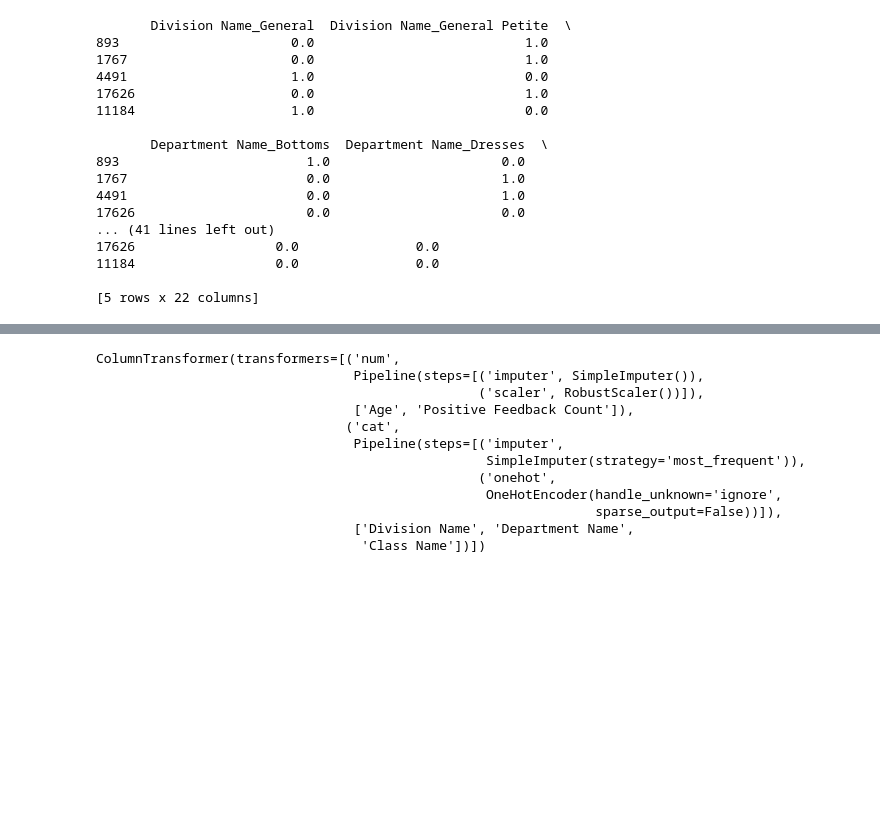
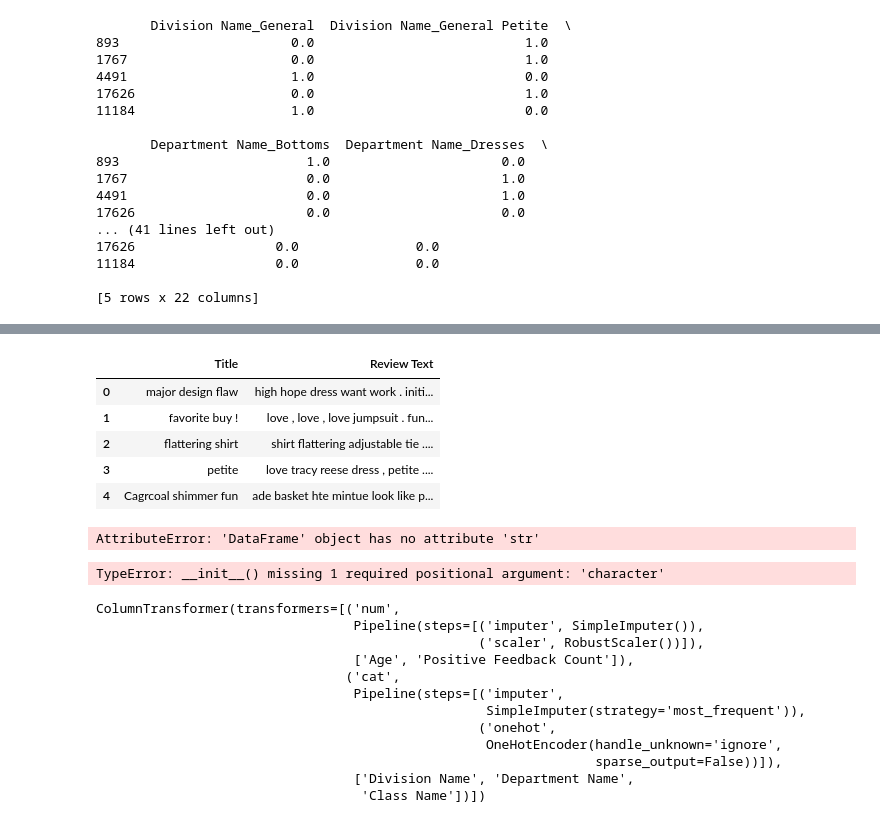
Before and after one commit to norrateng/dsnd-pipelines-project, a Jupyter notebook: starter/starter.ipynb, the cells around one changed output, grey strips where cells are left out. Drawn from its saved outputs; the diff is of its cells as text; code cells hidden in the pictures; blank space fills up the shorter version.

```diff
--- a/starter/starter.ipynb
+++ b/starter/starter.ipynb
@@ -45,3 +48,5 @@ import numpy as np
+# %%
+nlp = spacy.load('en_core_web_sm')
 # %% [markdown]
 ## Load Data
 # %%
@@ -367,0 +481,38 @@ print(X_train_cat_pipe.head())
+# %%
+# Create instance of SpacyLemmatizer
+spacy_lemmatizer = SpacyLemmatizer(nlp)
+
+# processed_lem  = spacy_lemmatizer.transform(X['Review Text'].head()) # this works
+
+processed_lem  = spacy_lemmatizer.transform(X[textual_features].head()) #works
+
+# these two give different results? maybe different rows
+
+processed_lem
+# %% [output]
+|  | Title | Review Text |
+| 0 | major design flaw | high hope dress want work . initi... |
+| 1 | favorite buy ! | love , love , love jumpsuit . fun... |
+| 2 | flattering shirt | shirt flattering adjustable tie .... |
+| 3 | petite | love tracy reese dress , petite .... |
+| 4 | Cagrcoal shimmer fun | ade basket hte mintue look like p... |
+# %%
+# Define pipeline for textual features
+
+# Create an instance of TextPreprocessor
+# text_preprocessor = TextPreprocessor()
+text_col = X_train[textual_features[0]]
+
+textual_transformer = Pipeline(steps=[
+    ('text_preprocessor', TextPreprocessor()), # Although there are no null values we can include this for completeness
+    # ('dimension_reshaper', FunctionTransformer(np.reshape, kw_args={'newshape':-1})),
+    # ('spacy_lemmatizer', SpacyLemmatizer(nlp=nlp))
+    ])
+X_train_text_pipe = pd.DataFrame(textual_transformer.fit_transform(text_col))
+# test = textual_transformer.fit_transform(text_col)
+
+# Print to compare output
+print(X_train_text_pipe.head())
+# print(X_train[textual_features[0]].head())
+# %% [output]
+AttributeError: 'DataFrame' object has no attribute 'str'
@@ -368,3 +536,9 @@ print(X_train_cat_pipe.head())
+# %%
+text_count_character = CountCharacter()
+test = text_count_character.transform(X['Review Text'])
+test
+# %% [output]
+TypeError: __init__() missing 1 required positional argument: 'character'
 # %%
 # Combine numerical and categorical features in column transformer
 preprocessor = ColumnTransformer(
```
Also changed, not shown: parts of 8 cells of this notebook.
